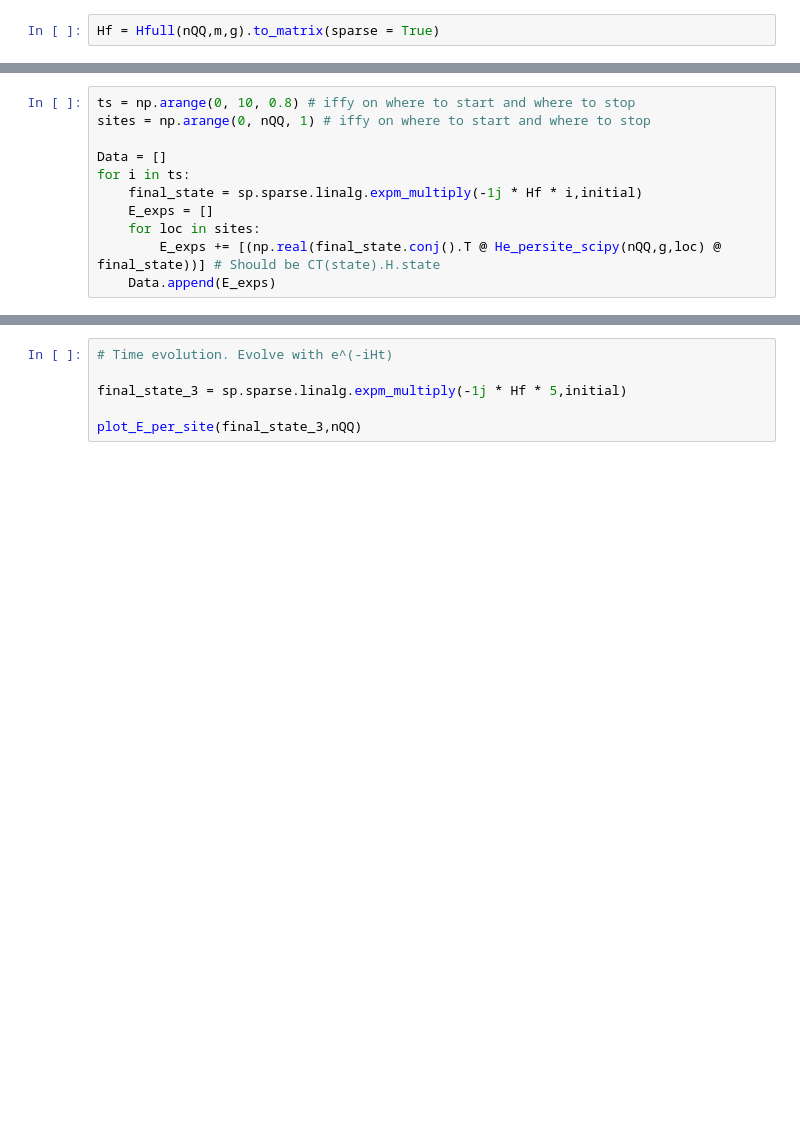
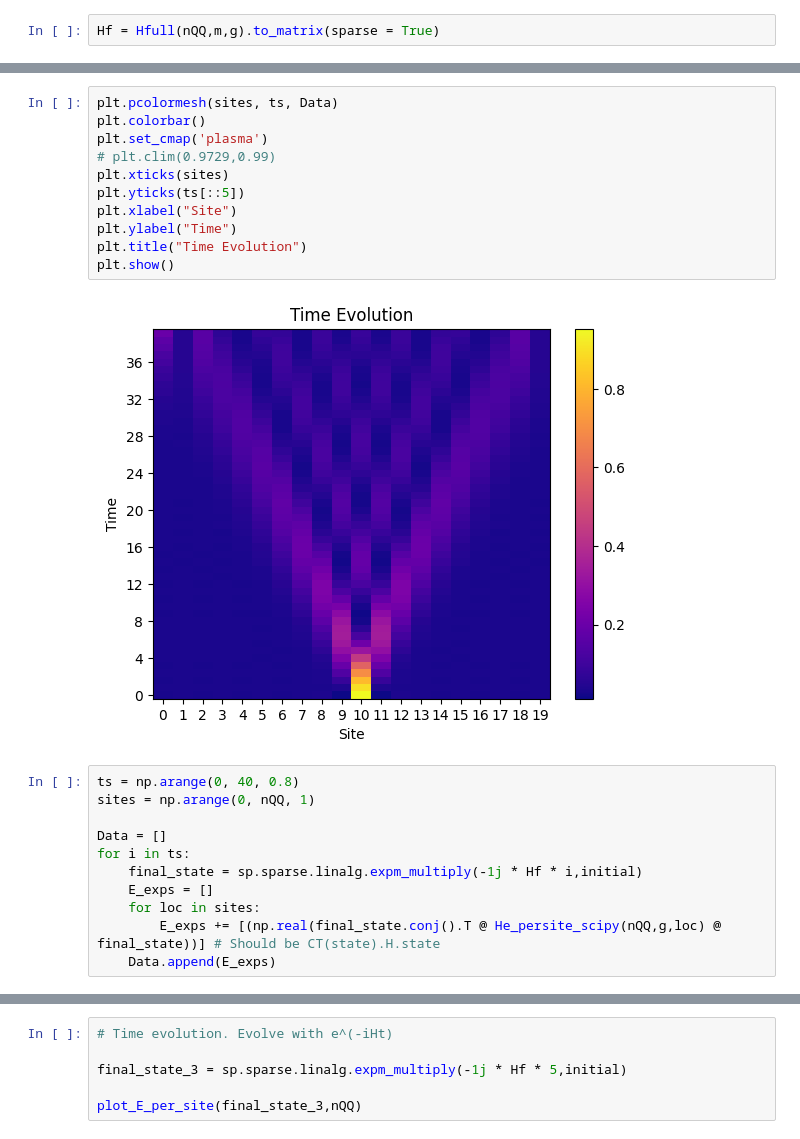
Before and after one commit to zhiyaol/string-breaking, a Jupyter notebook: Flow.ipynb, the cells around one changed output, grey strips where cells are left out. Drawn from its saved outputs; the diff is of its cells as text; blank space fills up the shorter version.

```diff
--- a/Flow.ipynb
+++ b/Flow.ipynb
@@ -142,6 +183,19 @@ sp.linalg.norm(initial)
+# %%
+plt.pcolormesh(sites, ts, Data)
+plt.colorbar()
+plt.set_cmap('plasma')
+# plt.clim(0.9729,0.99)
+plt.xticks(sites)
+plt.yticks(ts[::5])
+plt.xlabel("Site")
+plt.ylabel("Time")
+plt.title("Time Evolution")
+plt.show()
+# %% [output]
+[figure, added]
 # %%
-ts = np.arange(0, 10, 0.8) # iffy on where to start and where to stop
-sites = np.arange(0, nQQ, 1) # iffy on where to start and where to stop
+ts = np.arange(0, 40, 0.8)
+sites = np.arange(0, nQQ, 1)
 
 Data = []
 for i in ts:
```
Also changed, not shown: parts of 15 cells of this notebook, 2 other files.
